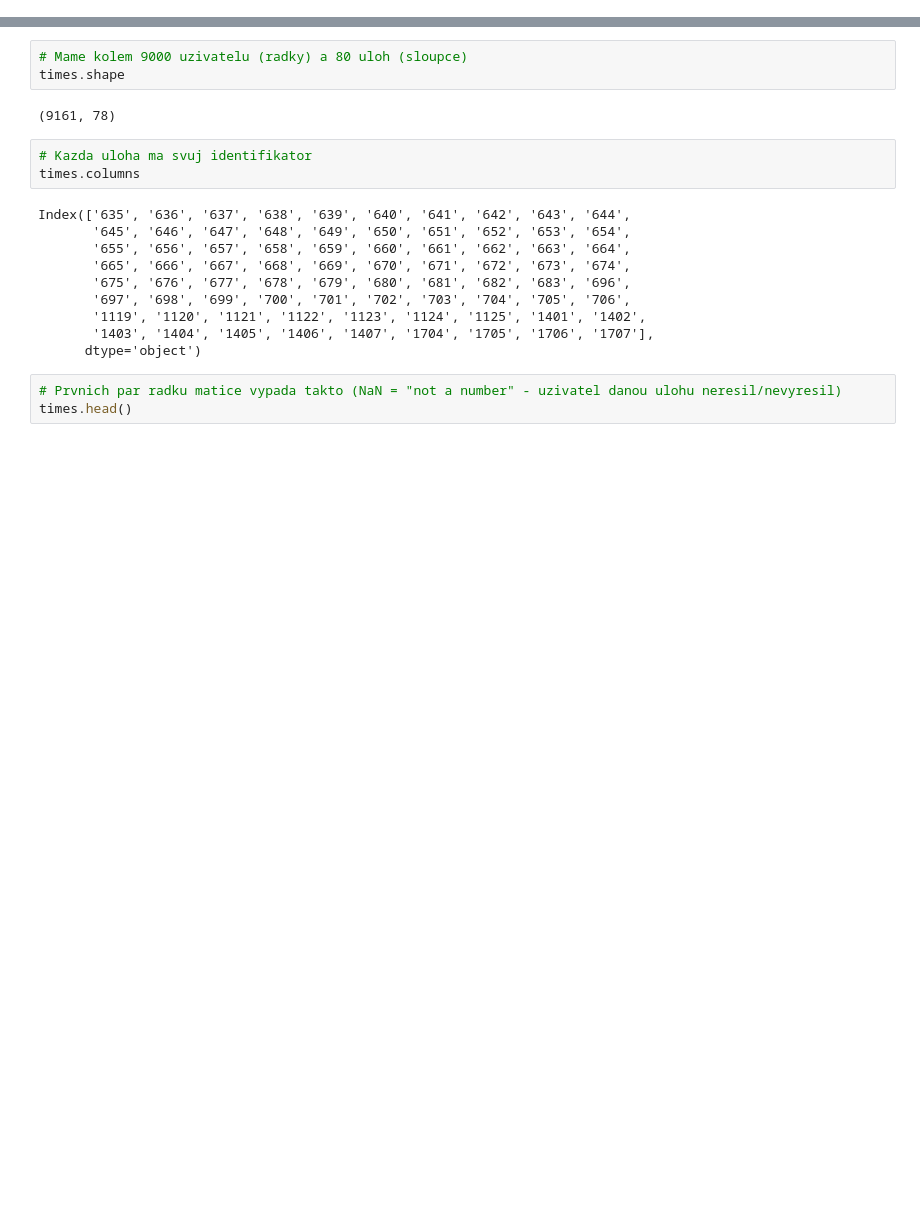
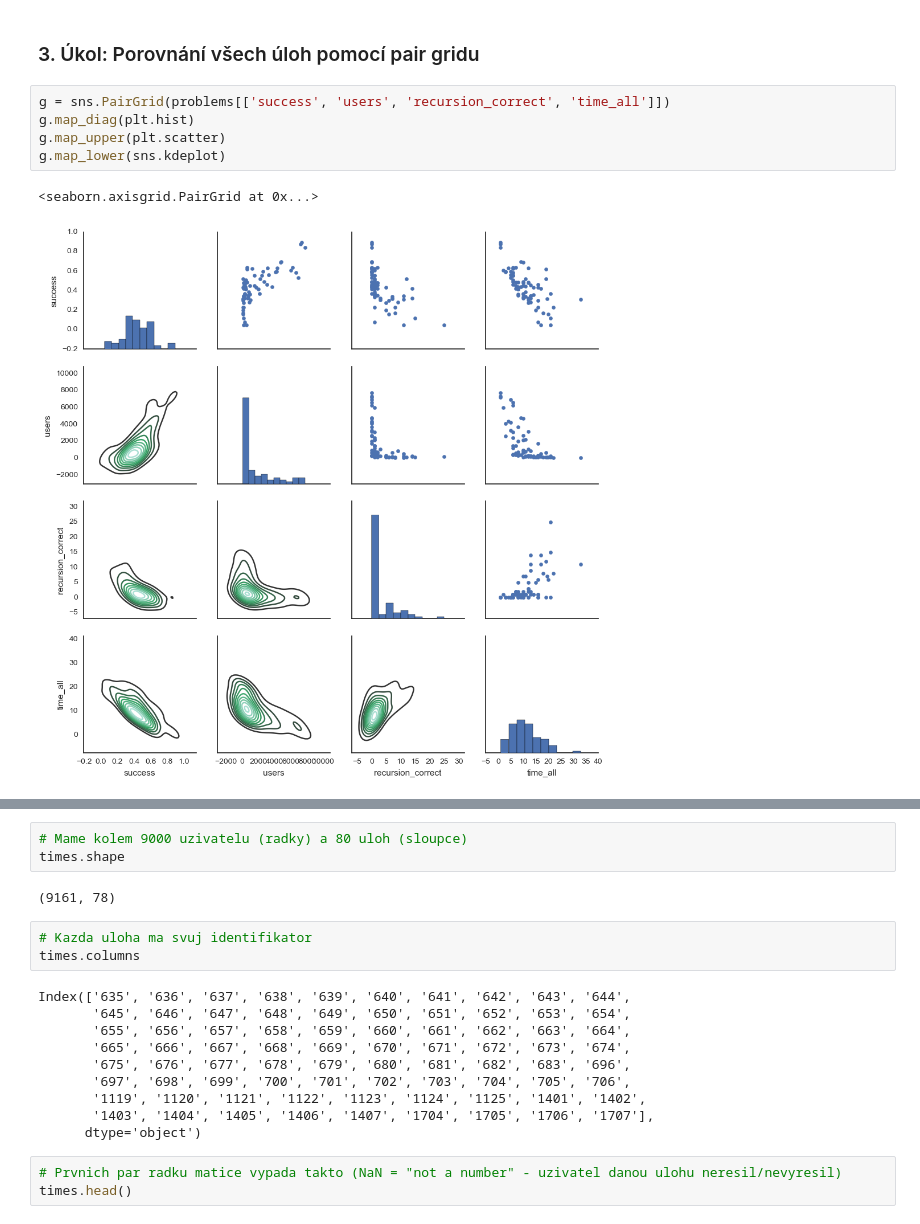
Before and after one commit to adaptive-learning/data-science-workshop, a Jupyter notebook: workshop.ipynb, the cells around one changed output, grey strips where cells are left out. Drawn from its saved outputs; the diff is of its cells as text; blank space fills up the shorter version.

```diff
--- a/workshop.ipynb
+++ b/workshop.ipynb
@@ -2,0 +162,10 @@ import pandas as pd
+# %% [markdown]
+### 3. Úkol: Porovnání všech úloh pomocí pair gridu
+# %%
+g = sns.PairGrid(problems[['success', 'users', 'recursion_correct', 'time_all']])
+g.map_diag(plt.hist)
+g.map_upper(plt.scatter)
+g.map_lower(sns.kdeplot)
+# %% [output]
+<seaborn.axisgrid.PairGrid at 0x...>
+[figure, added]
```
Also changed, not shown: parts of 25 cells of this notebook.
